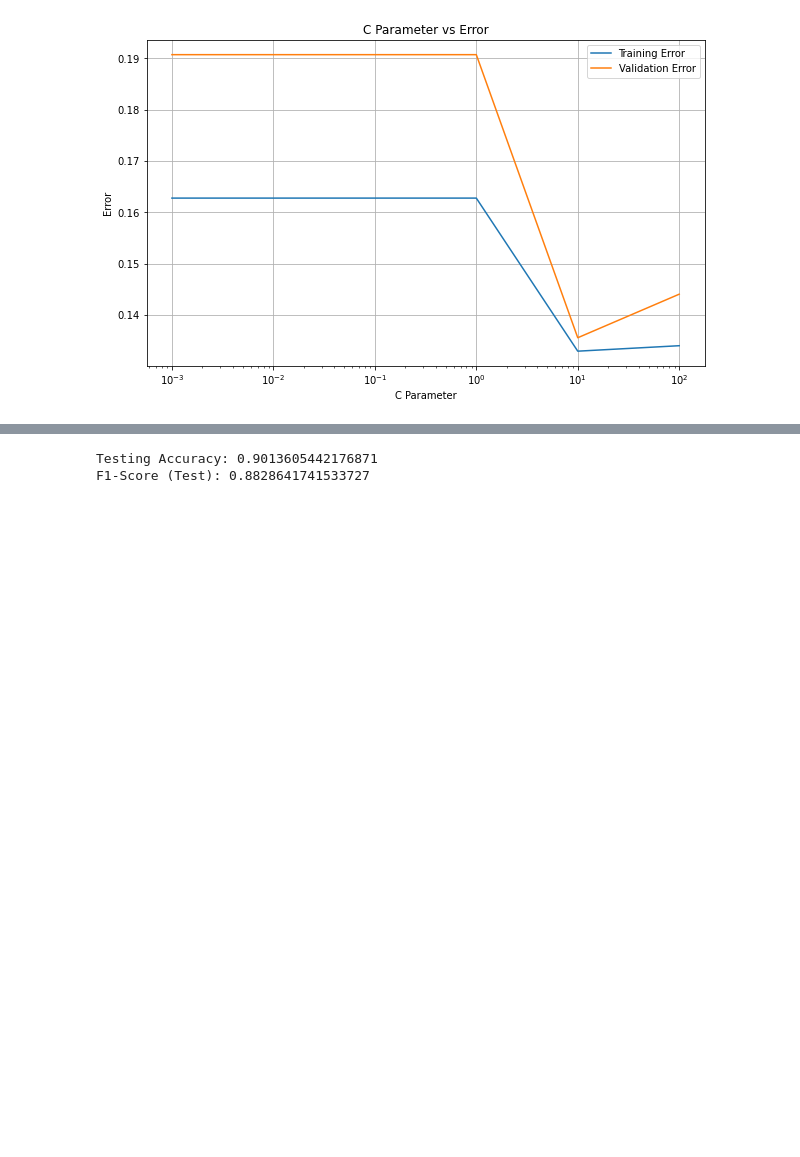
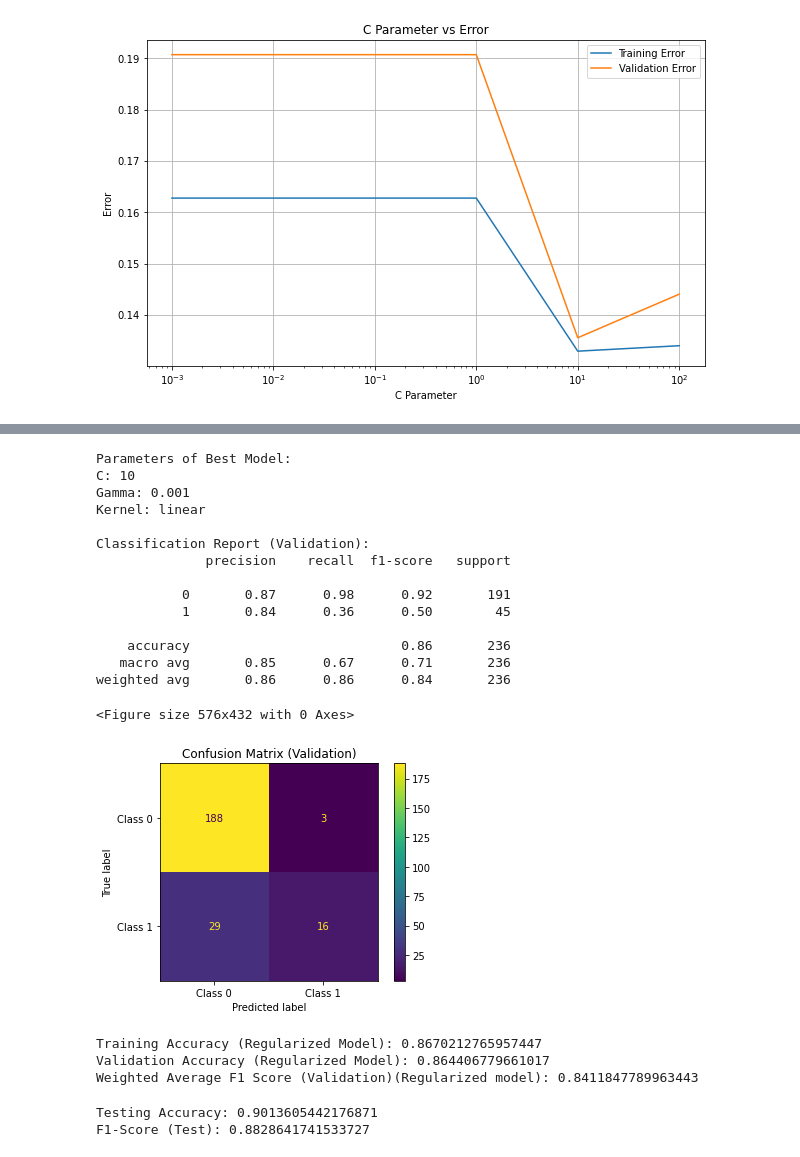
Before and after one commit to hebaashraf21/Employee_Attrition_Prediction, a Jupyter notebook: code/models/SVM.ipynb, the cells around one changed output, grey strips where cells are left out. Cells and saved outputs as stored; diff of their text form; code cells hidden in the pictures; blank space fills up the shorter version.

```diff
--- a/code/models/SVM.ipynb
+++ b/code/models/SVM.ipynb
@@ -267,3 +267,61 @@ plt.show()
+# %%
+print(f"Parameters of Best Model:")
+print(f"C: {best_C}")
+print(f"Gamma: {best_gamma}")
+print(f"Kernel: {best_kernel}\n")
+
+
+# Train the best model on the training set
+best_svm = SVC(kernel=best_kernel, C=best_C, gamma=best_gamma)
+best_svm.fit(x_train, y_train)
+
+# Make predictions on the validation set
+y_val_pred = best_svm.predict(x_val)
+
+# Print the classification report for the validation set
+print("Classification Report (Validation):")
+print(classification_report(y_val, y_val_pred))
+
+
+
+# Plot the confusion matrix for the validation set
+plt.figure(figsize=(8, 6))
+plot_confusion_matrix(best_svm, x_val, y_val, display_labels=['Class 0', 'Class 1'])
+plt.title('Confusion Matrix (Validation)')
+plt.show()
+
+# Calculate the training and validation accuracies for the best model
+best_training_acc = best_svm.score(x_train, y_train)
+best_validation_acc = best_svm.score(x_val, y_val)
+
+# Calculate the weighted average F1 score for the validation set
+weighted_avg_f1 = f1_score(y_val, y_val_pred, average='weighted')
+
+
+# Print the training and validation accuracies
+print(f"Training Accuracy (Regularized Model): {best_training_acc}")
+print(f"Validation Accuracy (Regularized Model): {best_validation_acc}")
+print(f"Weighted Average F1 Score (Validation)(Regularized model): {weighted_avg_f1}")
+# %% [output]
+Parameters of Best Model:
+C: 10
+Gamma: 0.001
+Kernel: linear
+
+Classification Report (Validation):
+              precision    recall  f1-score   support
+
+           0       0.87      0.98      0.92       191
+           1       0.84      0.36      0.50        45
+
+    accuracy                           0.86       236
+   macro avg       0.85      0.67      0.71       236
+weighted avg       0.86      0.86      0.84       236
+<Figure size 576x432 with 0 Axes>
+[figure, added]
+Training Accuracy (Regularized Model): 0.8670212765957447
+Validation Accuracy (Regularized Model): 0.864406779661017
+Weighted Average F1 Score (Validation)(Regularized model): 0.8411847789963443
 # %%
 # Combine X_train and X_val
 x_train_val = np.concatenate((x_train, x_val), axis=0)
```
Also changed, not shown: parts of 2 cells of this notebook.
